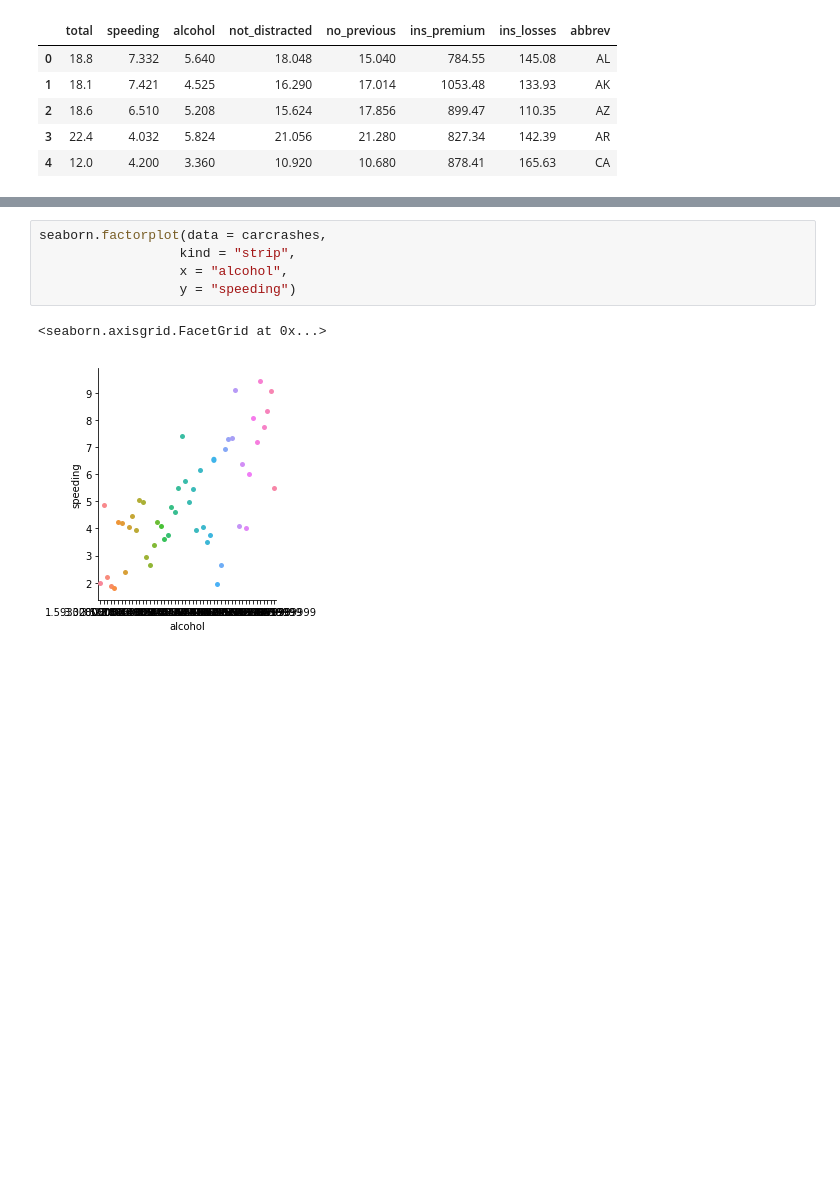
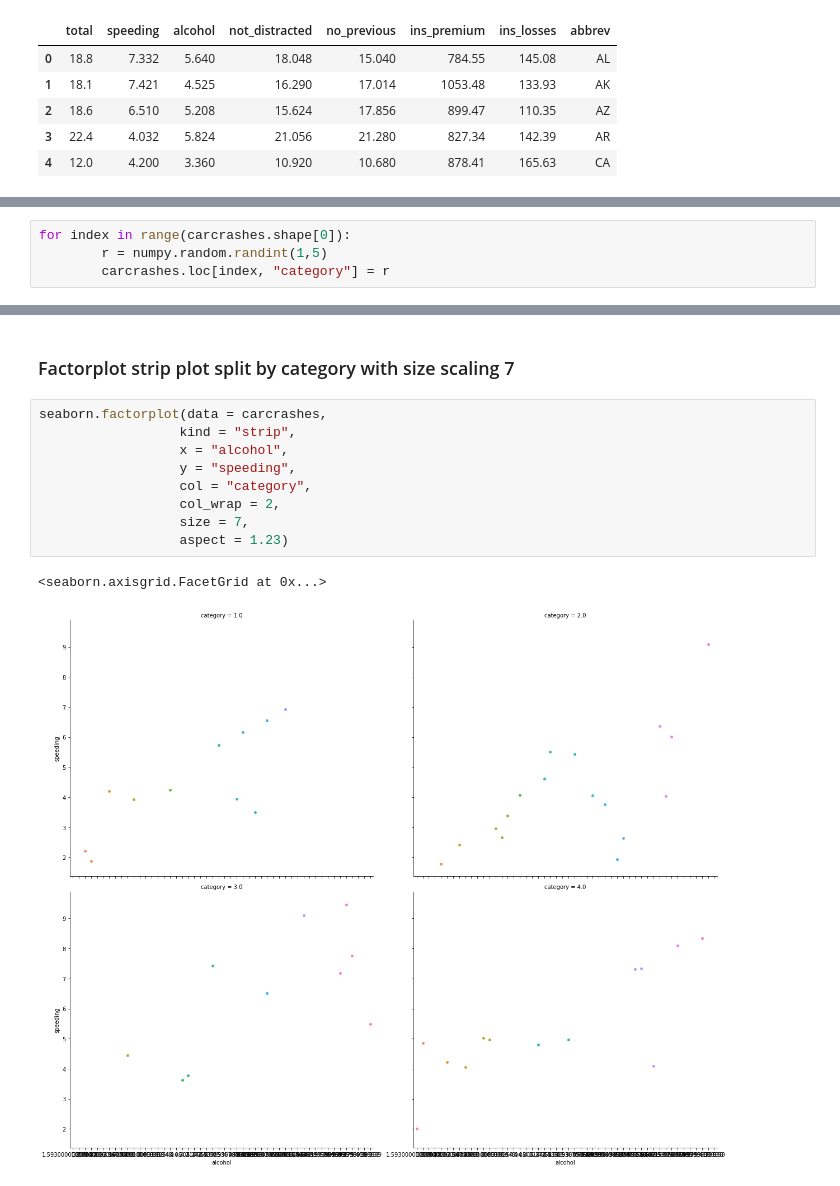
Before and after one commit to danielc92/python_nb_visualization, a Jupyter notebook: notebook_seaborn_factorplot.ipynb, the cells around one changed output, grey strips where cells are left out. Saved outputs shown, nothing was run; the diff lists cells and outputs as text; blank space fills up the shorter version.

Commit message:
Added multi bar factorplot example to seaborn_factorplot notebook

```diff
--- a/notebook_seaborn_factorplot.ipynb
+++ b/notebook_seaborn_factorplot.ipynb
@@ -178,0 +184,4 @@ carcrashes.head()
+# %%
+for index in range(carcrashes.shape[0]):
+        r = numpy.random.randint(1,5)
+        carcrashes.loc[index, "category"] = r
@@ -179,8 +194,14 @@ carcrashes.head()
+# %% [markdown]
+### Factorplot strip plot split by category with size scaling 7
 # %%
 seaborn.factorplot(data = carcrashes,
                   kind = "strip",
                   x = "alcohol",
-                  y = "speeding")
+                  y = "speeding",
+                  col = "category",
+                  col_wrap = 2,
+                  size = 7,
+                  aspect = 1.23)
 # %% [output]
 <seaborn.axisgrid.FacetGrid at 0x...>
-[figure, old version]
+[figure, new version]
```
Also changed, not shown: parts of 10 cells of this notebook, 1 other file.
